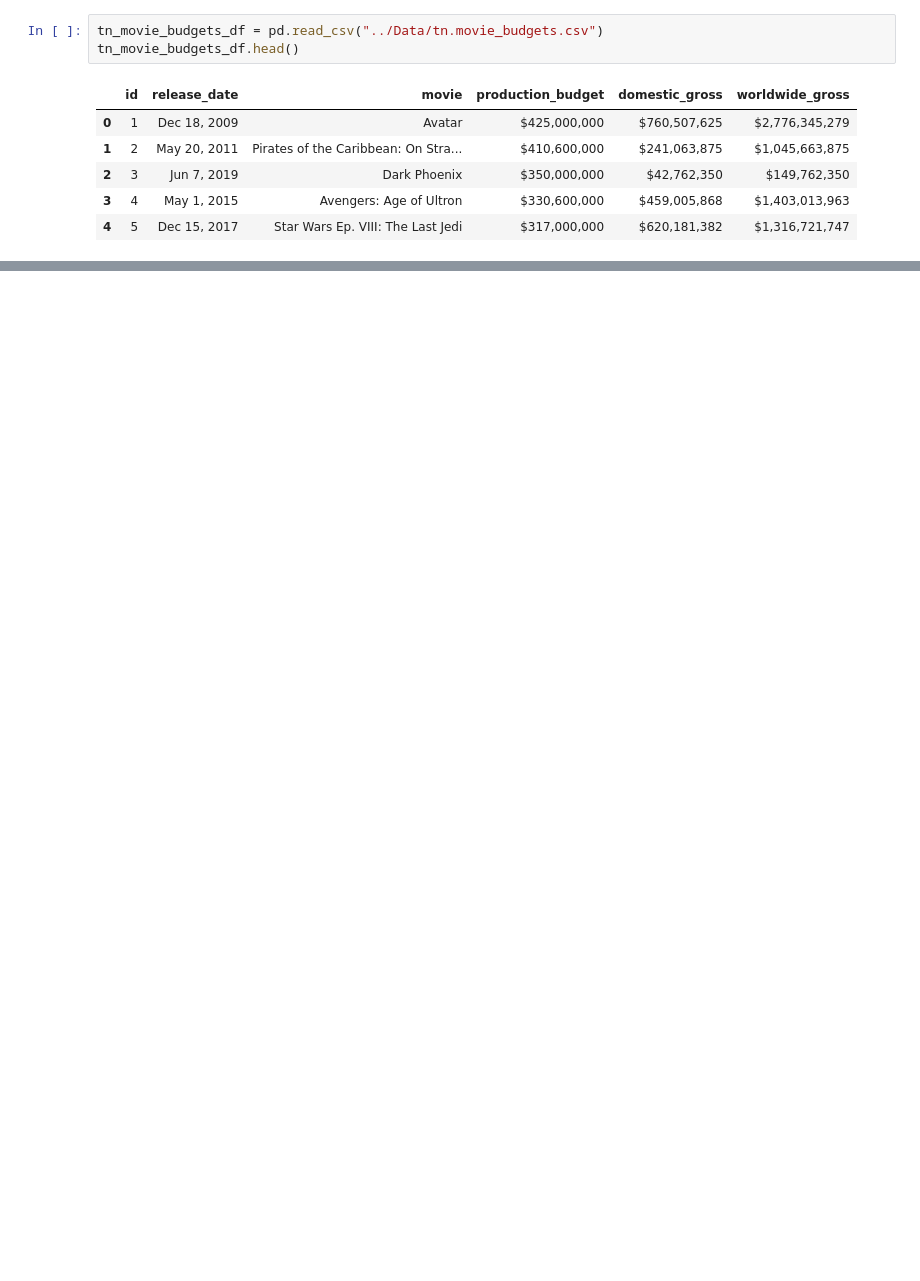
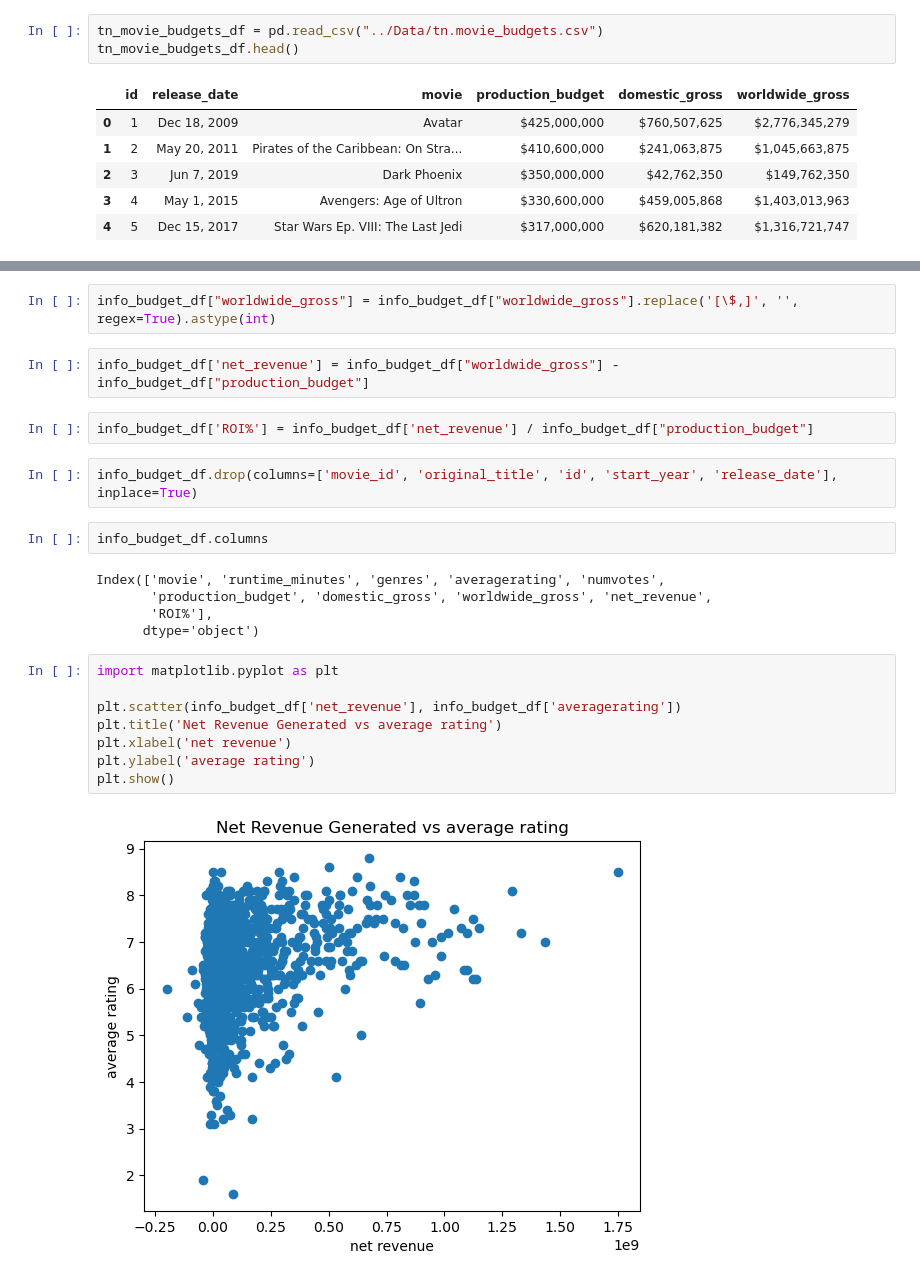
Before and after one commit to basstraining/film_data_analysis, a Jupyter notebook: Notebooks/eda_2.ipynb, the cells around one changed output, grey strips where cells are left out. Saved outputs shown, nothing was run; the diff lists cells and outputs as text; blank space fills up the shorter version.

```diff
--- a/Notebooks/eda_2.ipynb
+++ b/Notebooks/eda_2.ipynb
@@ -79,0 +53,25 @@ info_budget_df
+# %%
+info_budget_df["worldwide_gross"] = info_budget_df["worldwide_gross"].replace('[\$,]', '', regex=True).astype(int)
+# %%
+info_budget_df['net_revenue'] = info_budget_df["worldwide_gross"] - info_budget_df["production_budget"]
+# %%
+info_budget_df['ROI%'] = info_budget_df['net_revenue'] / info_budget_df["production_budget"]
+# %%
+info_budget_df.drop(columns=['movie_id', 'original_title', 'id', 'start_year', 'release_date'], inplace=True)
+# %%
+info_budget_df.columns
+# %% [output]
+Index(['movie', 'runtime_minutes', 'genres', 'averagerating', 'numvotes',
+       'production_budget', 'domestic_gross', 'worldwide_gross', 'net_revenue',
+       'ROI%'],
+      dtype='object')
+# %%
+import matplotlib.pyplot as plt
+
+plt.scatter(info_budget_df['net_revenue'], info_budget_df['averagerating'])
+plt.title('Net Revenue Generated vs average rating')
+plt.xlabel('net revenue')
+plt.ylabel('average rating')
+plt.show()
+# %% [output]
+[figure, added]
```
Also changed, not shown: parts of 15 cells of this notebook.
